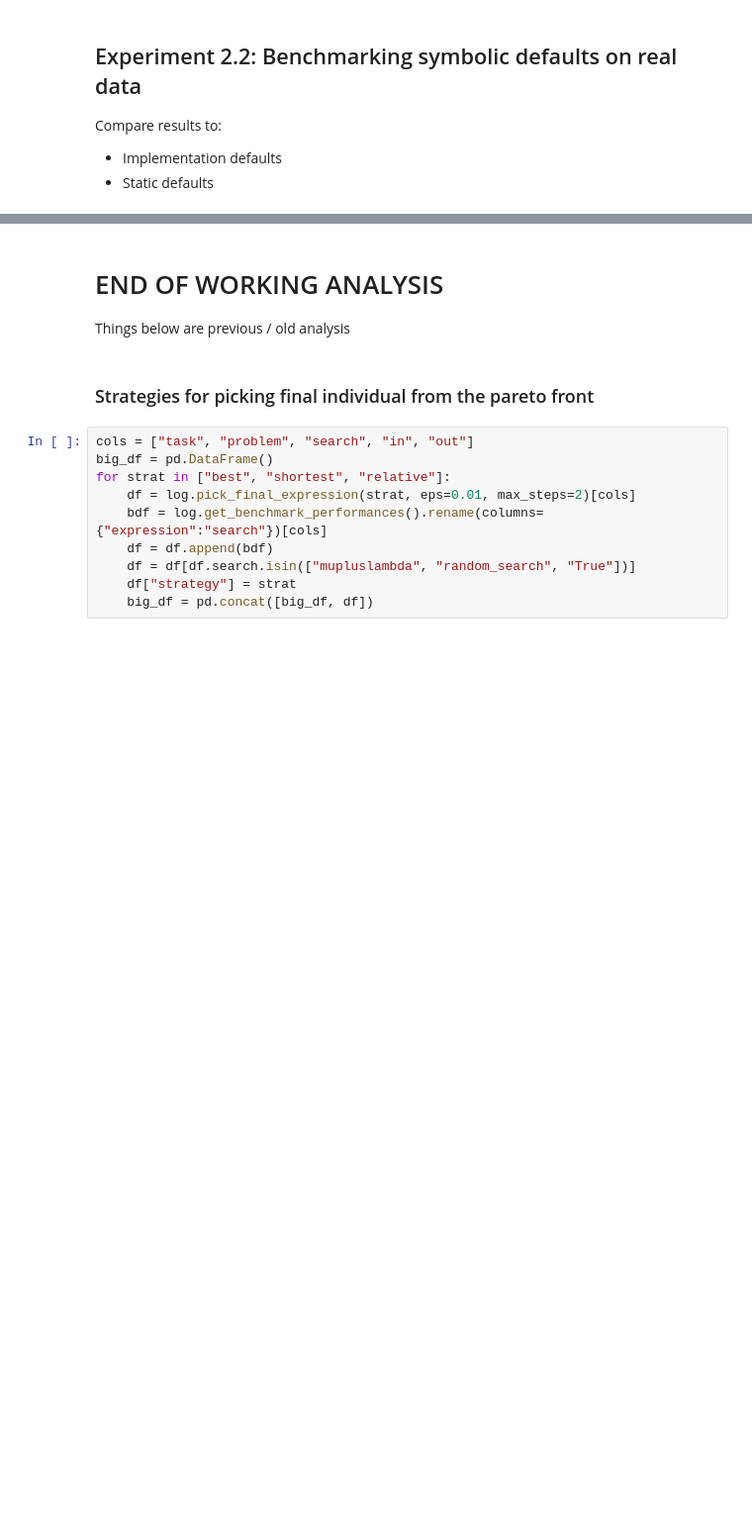
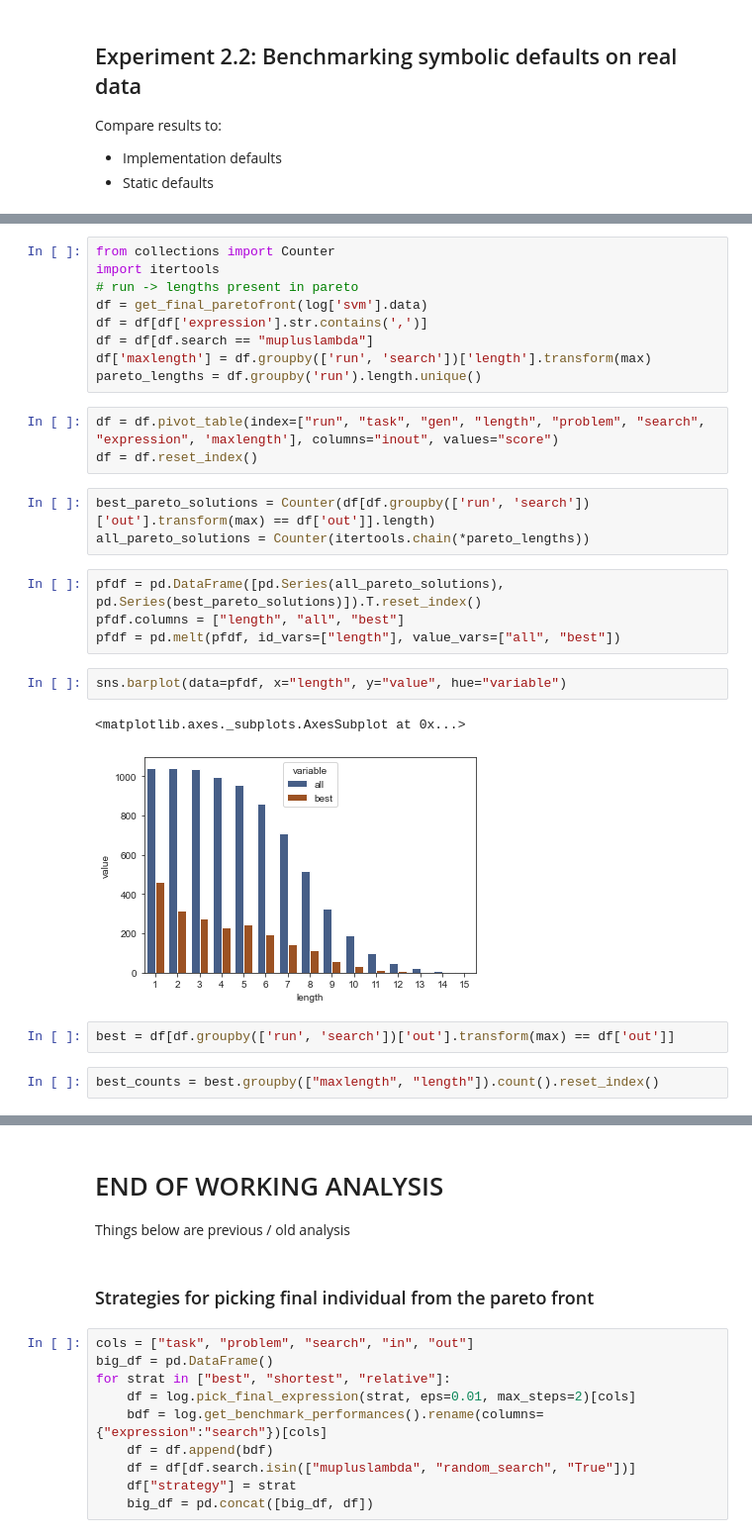
Before and after one commit to PGijsbers/symbolicdefaults, a Jupyter notebook: LogParsing-V3.ipynb, the cells around one changed output, grey strips where cells are left out. Shown at 99% size. Saved outputs shown, nothing was run; the diff lists cells and outputs as text; blank space fills up the shorter version.

Commit message:
Pareto Front things

```diff
--- a/LogParsing-V3.ipynb
+++ b/LogParsing-V3.ipynb
@@ -508,0 +484,28 @@ for problem in real_baseline.problem.unique():
+# %%
+from collections import Counter
+import itertools
+# run -> lengths present in pareto
+df = get_final_paretofront(log['svm'].data)
+df = df[df['expression'].str.contains(',')]
+df = df[df.search == "mupluslambda"]
+df['maxlength'] = df.groupby(['run', 'search'])['length'].transform(max)
+pareto_lengths = df.groupby('run').length.unique()
+# %%
+df = df.pivot_table(index=["run", "task", "gen", "length", "problem", "search", "expression", 'maxlength'], columns="inout", values="score")
+df = df.reset_index()
+# %%
+best_pareto_solutions = Counter(df[df.groupby(['run', 'search'])['out'].transform(max) == df['out']].length)
+all_pareto_solutions = Counter(itertools.chain(*pareto_lengths))
+# %%
+pfdf = pd.DataFrame([pd.Series(all_pareto_solutions), pd.Series(best_pareto_solutions)]).T.reset_index()
+pfdf.columns = ["length", "all", "best"]
+pfdf = pd.melt(pfdf, id_vars=["length"], value_vars=["all", "best"])
+# %%
+sns.barplot(data=pfdf, x="length", y="value", hue="variable")
+# %% [output]
+<matplotlib.axes._subplots.AxesSubplot at 0x...>
+[figure, added]
+# %%
+best = df[df.groupby(['run', 'search'])['out'].transform(max) == df['out']]
+# %%
+best_counts = best.groupby(["maxlength", "length"]).count().reset_index()
```
Also changed, not shown: parts of 24 cells of this notebook.
